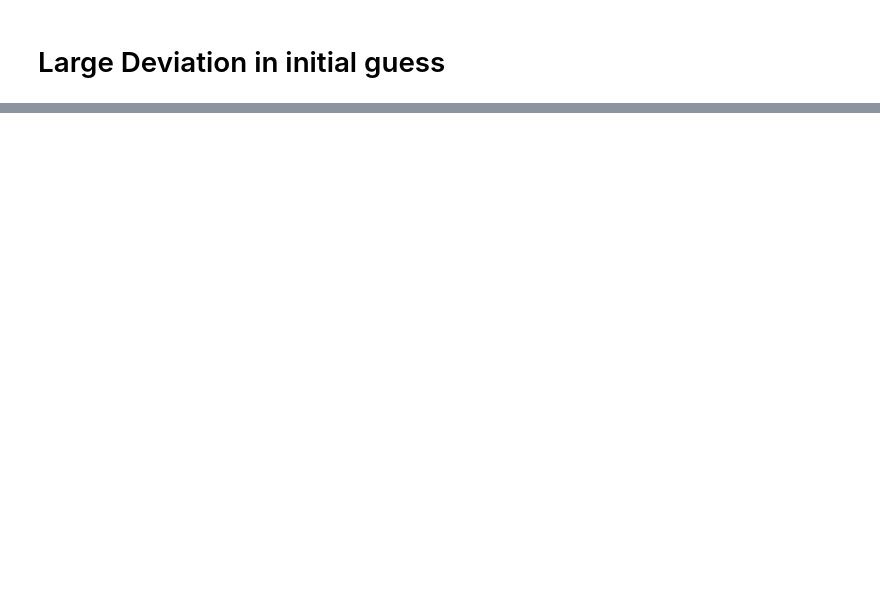
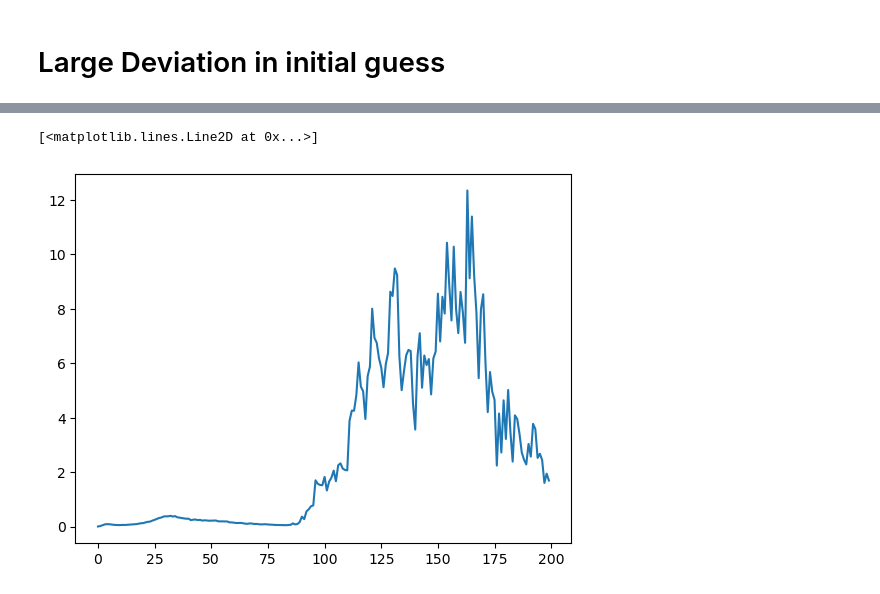
Before and after one commit to lina-robotics-lab/fim_track, a Jupyter notebook: Notebooks/The effect of network connectivity.ipynb, the cells around one changed output, grey strips where cells are left out. Cells and saved outputs as stored; diff of their text form; code cells hidden in the pictures; blank space fills up the shorter version.

```diff
--- a/Notebooks/The effect of network connectivity.ipynb
+++ b/Notebooks/The effect of network connectivity.ipynb
@@ -408,0 +411,7 @@ plt.show()
+# %%
+dists = np.linalg.norm(qhat[:,:,np.newaxis,:,:]-qhat[:,:,:,np.newaxis,:],axis=-1)
+# %%
+plt.plot(np.mean(np.max(dists,axis=(-1,-2)),axis= 0))
+# %% [output]
+[<matplotlib.lines.Line2D at 0x...>]
+[figure, added]
```
Also changed, not shown: parts of 11 cells of this notebook.
